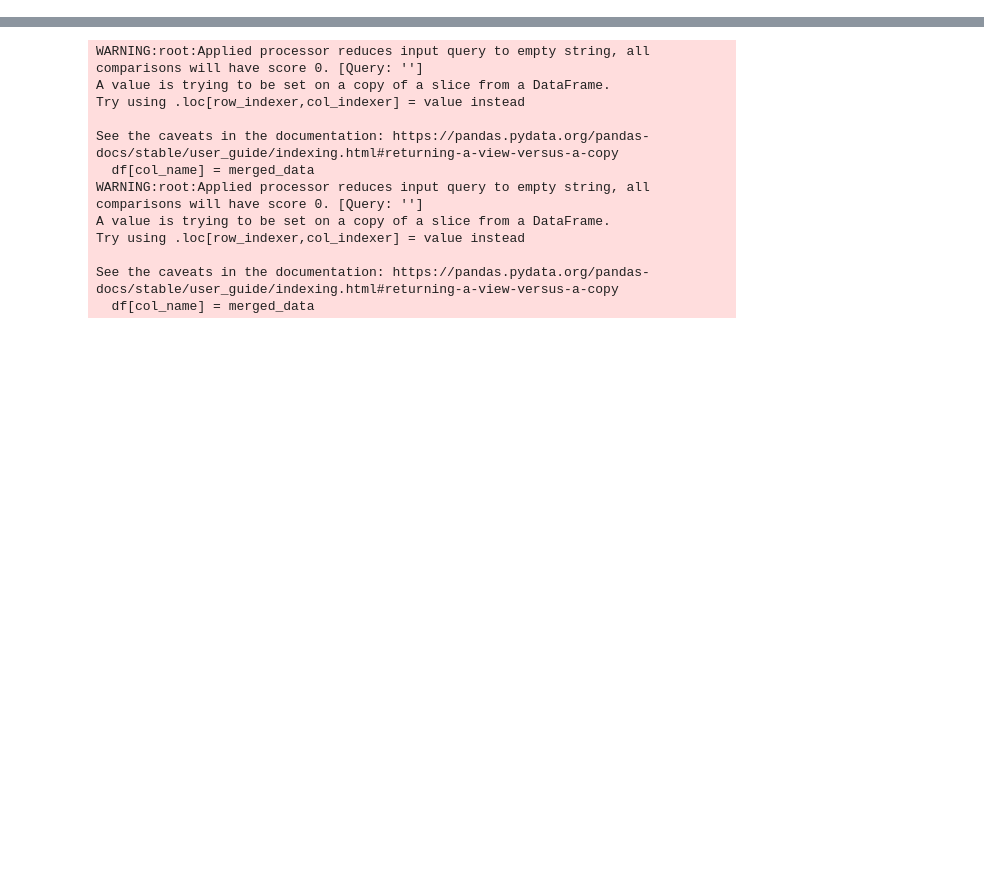
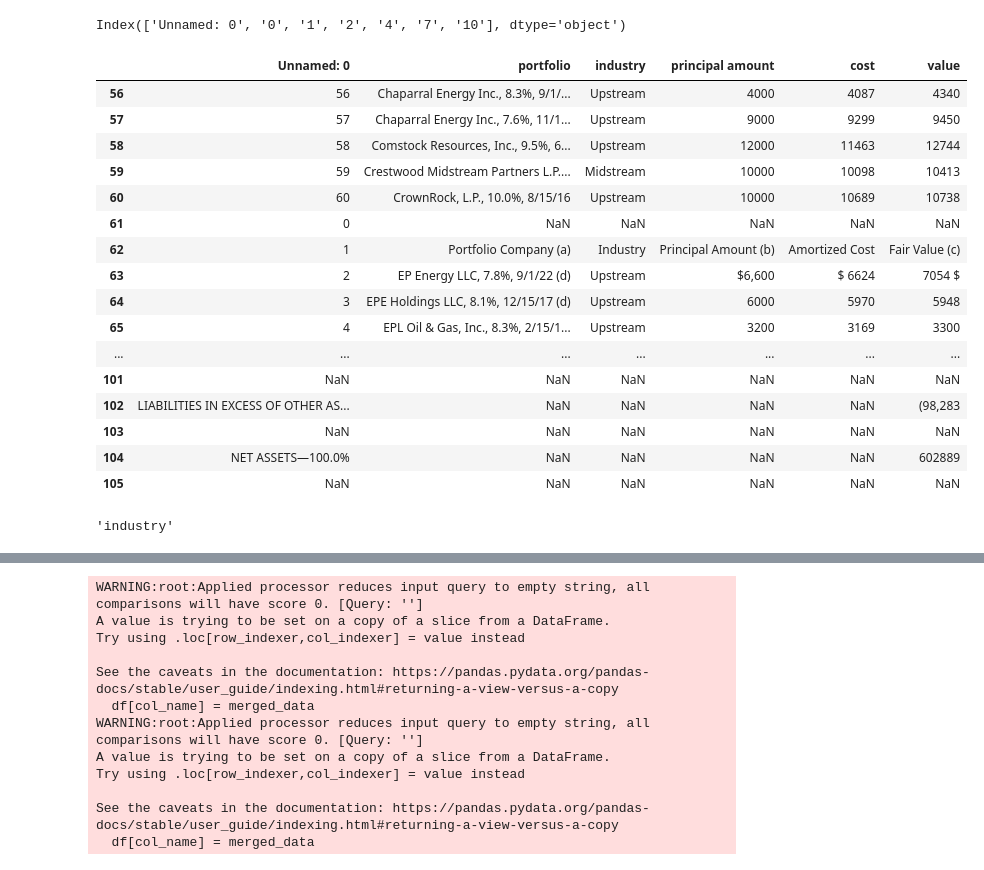
Before and after one commit to Coffee-Code-Philly-Accelerator/sec_filings, a Jupyter notebook: debugging.ipynb, the cells around one changed output, grey strips where cells are left out. Drawn from its saved outputs; the diff is of its cells as text; code cells hidden in the pictures; blank space fills up the shorter version.

```diff
--- a/debugging.ipynb
+++ b/debugging.ipynb
@@ -140,3 +144,38 @@ def clean(
 
     df_cur.drop(columns=cols_to_drop, errors='ignore',inplace=True) # drop irrelevant columns
     return df_cur
+# %%
+dfs = [df1,df2,df3]
+final_columns = max(dfs,key=lambda col:len(col.columns)).columns
+final_columns
+# %% [output]
+Index(['Unnamed: 0', '0', '1', '2', '4', '7', '10'], dtype='object')
+# %%
+df1 = pd.read_csv(r"C:\Users\pysol\Desktop\projects\sec_filings\1501729\2012-12-31\output\cleaned_0.csv")
+df2 = pd.read_csv(r"C:\Users\pysol\Desktop\projects\sec_filings\1501729\2012-12-31\output\cleaned_1.csv")
+df3 = pd.read_csv(r"C:\Users\pysol\Desktop\projects\sec_filings\1501729\2012-12-31\output\cleaned_2.csv")
+date_final = pd.DataFrame(concat(df1, df2, df3.drop(columns=['Unnamed: 0'])))
+date_final.columns = df1.columns
+date_final.tail(50)
+# %% [output]
+|  | Unnamed: 0 | portfolio | industry | principal amount | cost | value |
+| 56 | 56 | Chaparral Energy Inc., 8.3%, 9/1/... | Upstream | 4000 | 4087 | 4340 |
+| 57 | 57 | Chaparral Energy Inc., 7.6%, 11/1... | Upstream | 9000 | 9299 | 9450 |
+| 58 | 58 | Comstock Resources, Inc., 9.5%, 6... | Upstream | 12000 | 11463 | 12744 |
+| 59 | 59 | Crestwood Midstream Partners L.P.... | Midstream | 10000 | 10098 | 10413 |
+| 60 | 60 | CrownRock, L.P., 10.0%, 8/15/16 | Upstream | 10000 | 10689 | 10738 |
+| 61 | 0 | NaN | NaN | NaN | NaN | NaN |
+| 62 | 1 | Portfolio Company (a) | Industry | Principal Amount (b) | Amortized Cost | Fair Value (c) |
+| 63 | 2 | EP Energy LLC, 7.8%, 9/1/22 (d) | Upstream | $6,600 | $ 6624 | 7054 $ |
+| 64 | 3 | EPE Holdings LLC, 8.1%, 12/15/17 (d) | Upstream | 6000 | 5970 | 5948 |
+| 65 | 4 | EPL Oil & Gas, Inc., 8.3%, 2/15/1... | Upstream | 3200 | 3169 | 3300 |
+| ... | ... | ... | ... | ... | ... | ... |
+| 101 | NaN | NaN | NaN | NaN | NaN | NaN |
+| 102 | LIABILITIES IN EXCESS OF OTHER AS... | NaN | NaN | NaN | NaN | (98,283 |
+| 103 | NaN | NaN | NaN | NaN | NaN | NaN |
+| 104 | NET ASSETS—100.0% | NaN | NaN | NaN | NaN | 602889 |
+| 105 | NaN | NaN | NaN | NaN | NaN | NaN |
+# %%
+temp2.columns[1] + temp2.columns[2]
+# %% [output]
+'industry'
```
Also changed, not shown: parts of 8 cells of this notebook, 1 other file.
